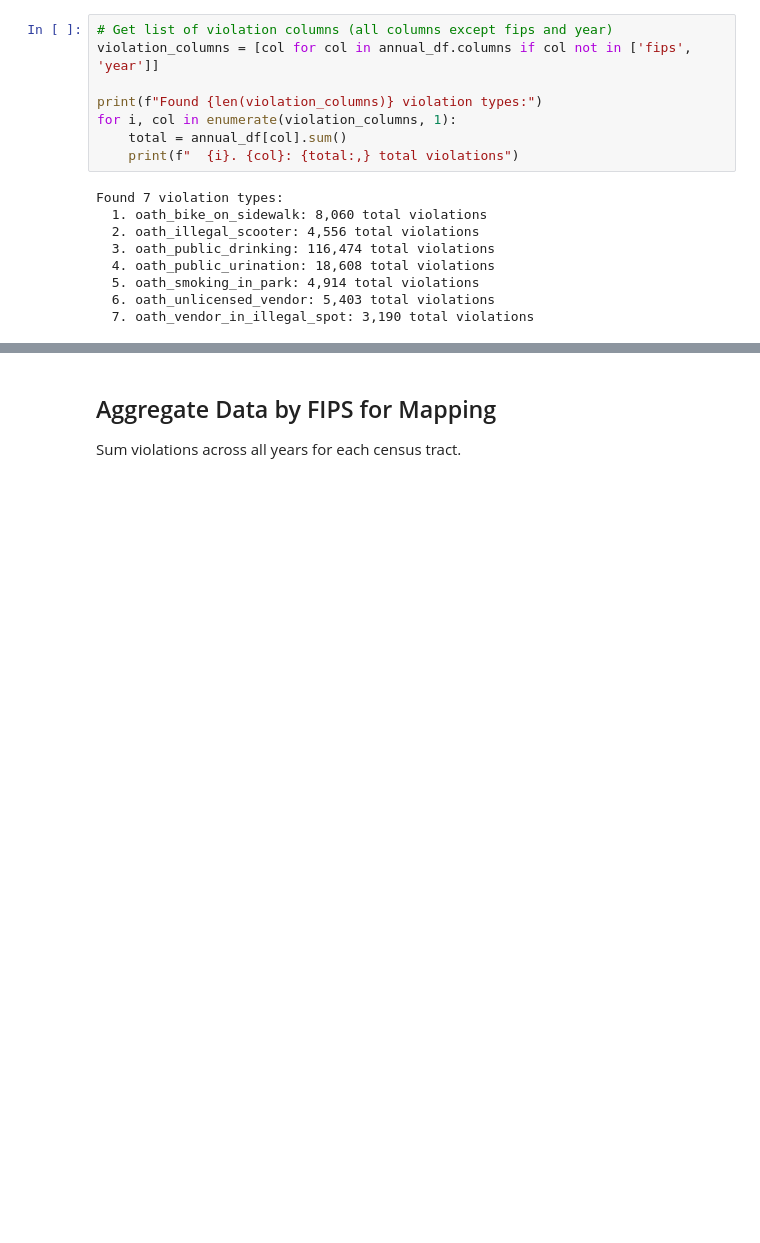
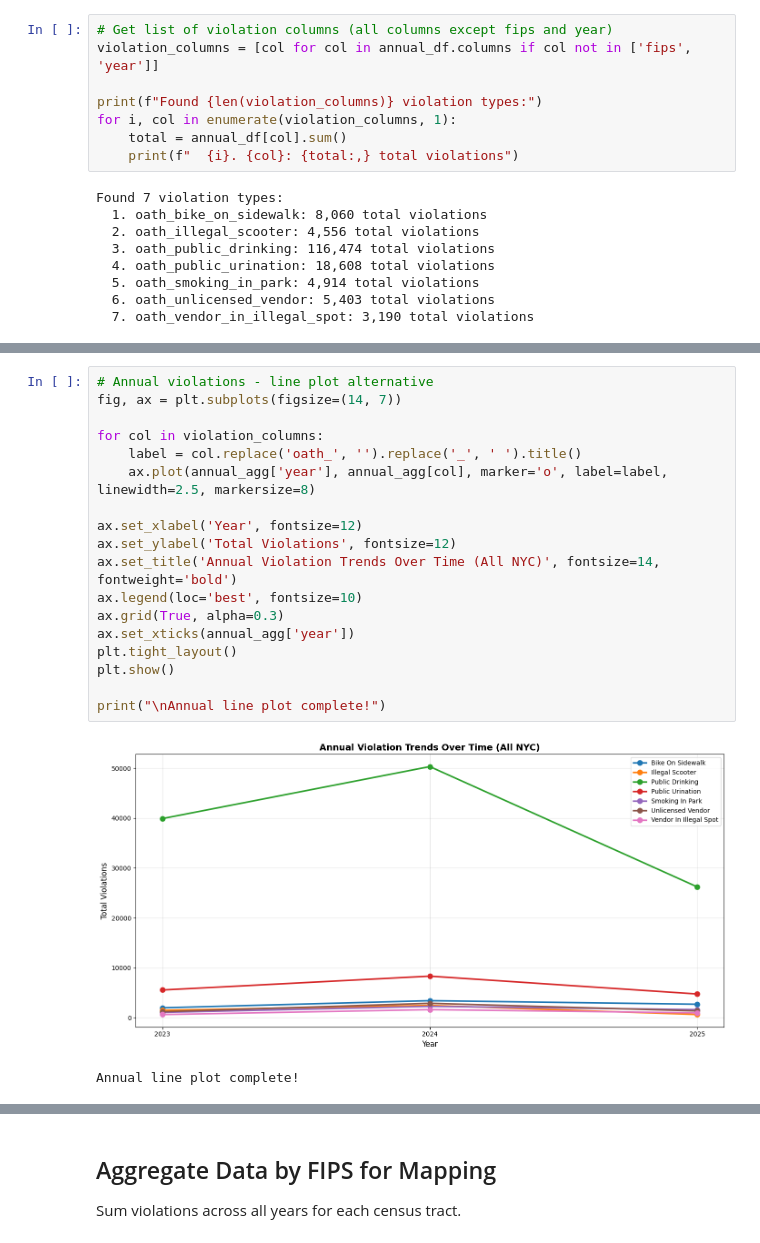
Before and after one commit to sirpthatch/analysis, a Jupyter notebook: projects/oath/notebooks/profile_oath.ipynb, the cells around one changed output, grey strips where cells are left out. Drawn from its saved outputs; the diff is of its cells as text; blank space fills up the shorter version.

```diff
--- a/projects/oath/notebooks/profile_oath.ipynb
+++ b/projects/oath/notebooks/profile_oath.ipynb
@@ -138,0 +179,21 @@ Found 7 violation types:
+# %%
+# Annual violations - line plot alternative
+fig, ax = plt.subplots(figsize=(14, 7))
+
+for col in violation_columns:
+    label = col.replace('oath_', '').replace('_', ' ').title()
+    ax.plot(annual_agg['year'], annual_agg[col], marker='o', label=label, linewidth=2.5, markersize=8)
+
+ax.set_xlabel('Year', fontsize=12)
+ax.set_ylabel('Total Violations', fontsize=12)
+ax.set_title('Annual Violation Trends Over Time (All NYC)', fontsize=14, fontweight='bold')
+ax.legend(loc='best', fontsize=10)
+ax.grid(True, alpha=0.3)
+ax.set_xticks(annual_agg['year'])
+plt.tight_layout()
+plt.show()
+
+print("\nAnnual line plot complete!")
+# %% [output]
+[figure, added]
+Annual line plot complete!
```
Also changed, not shown: parts of 3 cells of this notebook.
